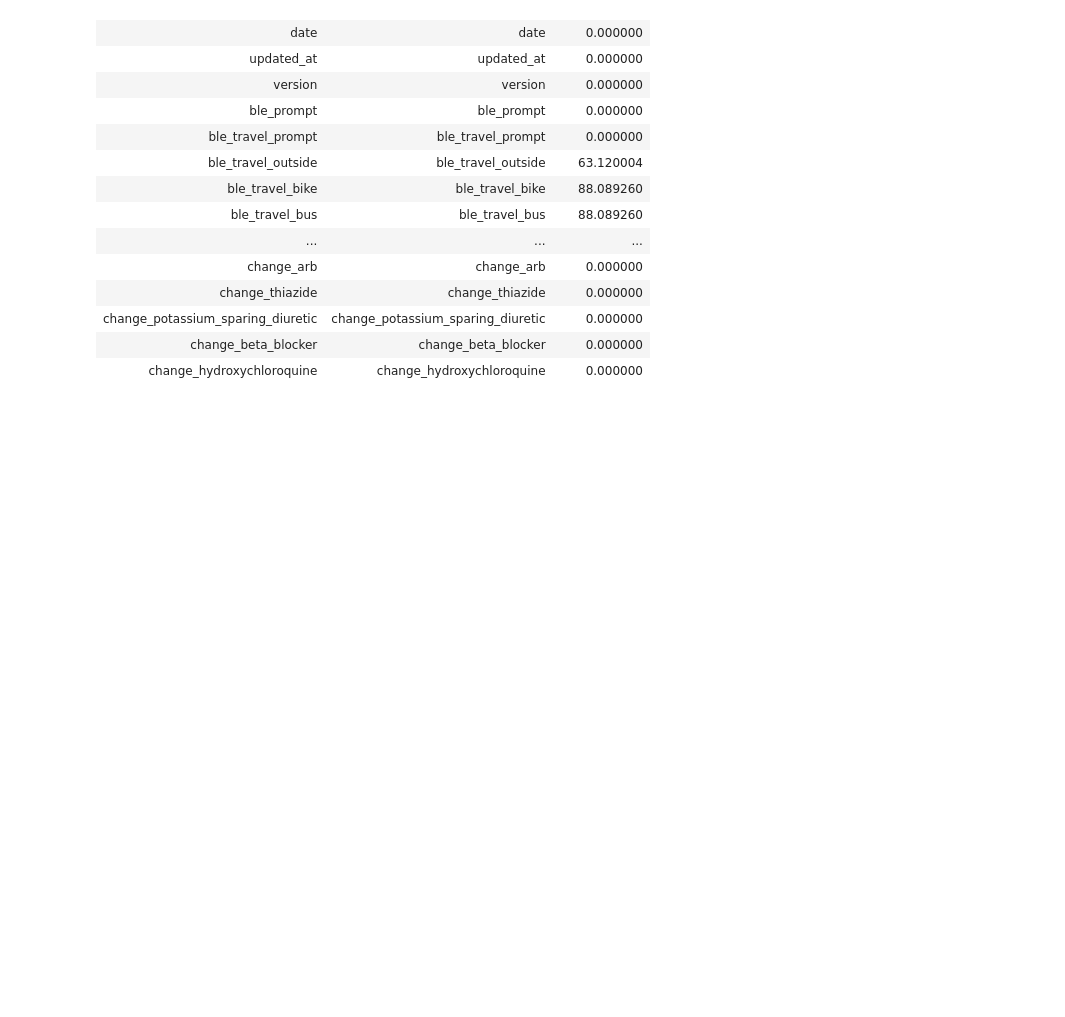
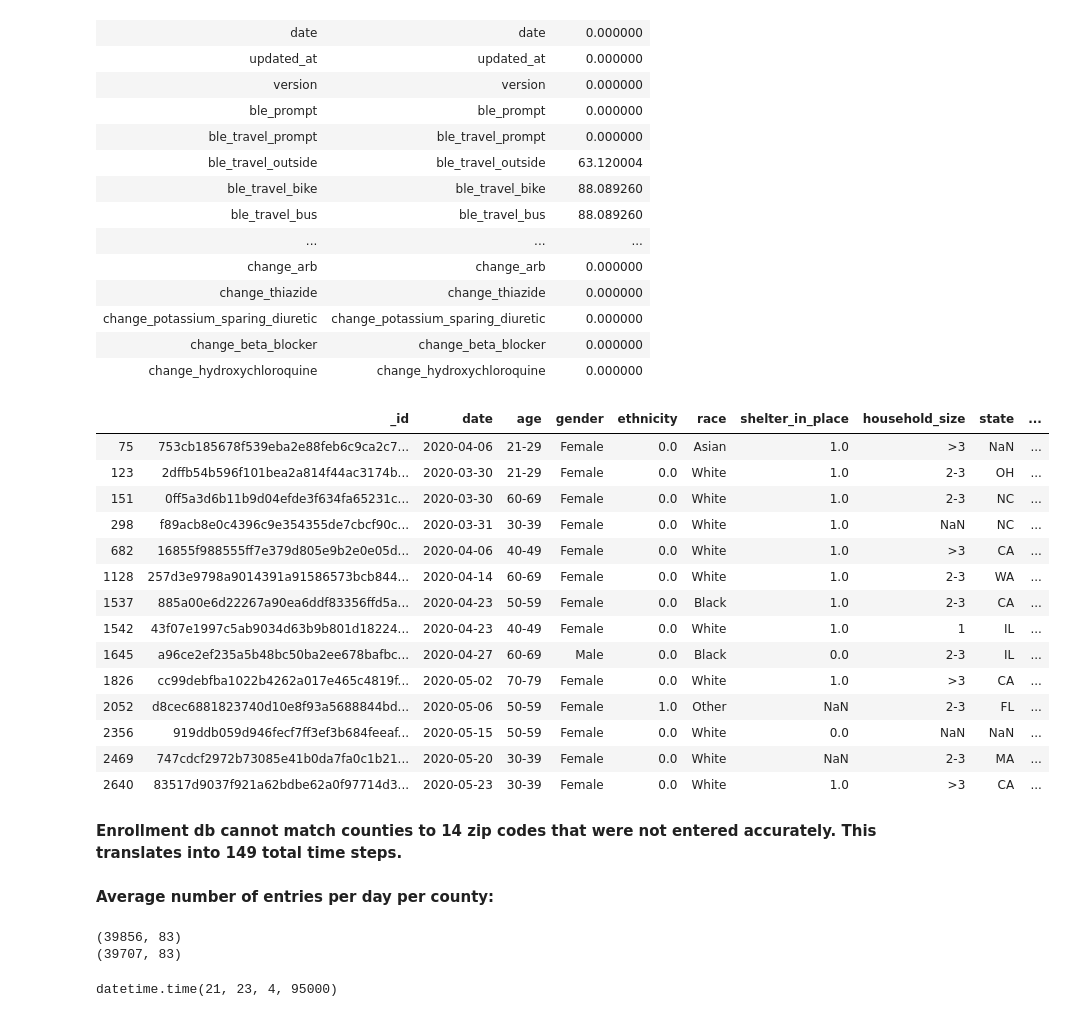
Before and after one commit to CoronaWhy/task-ts, a Jupyter notebook: beat19_EDA_v1.ipynb, the cells around one changed output. Cells and saved outputs as stored; diff of their text form; code cells hidden in the pictures; blank space fills up the shorter version.

Commit message:
added groupby statements for avg number of daily records by county; having trouble with groupby statement

```diff
--- a/beat19_EDA_v1.ipynb
+++ b/beat19_EDA_v1.ipynb
@@ -53,0 +78,9 @@ each unique id has an average of 19 records
+# %%
+cols = list(daily)
+counter = 0
+for i in cols:
+    if daily[i].isna().any() ==True:  #daily[i] is a series
+        counter += 1
+
+print(f"there are {counter} out of 81 columns ({counter/len(daily.columns) * 100: .0f}%) in df daily with NaN values")
+print(f"percent of column NaN values range from 60% to 100%")
@@ -85,3 +122,37 @@ for i in enrollment.zip_postcode:
     counties.append(search.by_zipcode(i).county)
 
 enrollment.insert(10, "county", counties )
+# %%
+# view records missing county info; can we fix?
+missing_county = enrollment[enrollment['county'].isnull()]
+missing_county
+# %% [output]
+|  | _id | date | age | gender | ethnicity | race | shelter_in_place | household_size | state | ... |
+| 75 | 753cb185678f539eba2e88feb6c9ca2c7... | 2020-04-06 | 21-29 | Female | 0.0 | Asian | 1.0 | >3 | NaN | ... |
+| 123 | 2dffb54b596f101bea2a814f44ac3174b... | 2020-03-30 | 21-29 | Female | 0.0 | White | 1.0 | 2-3 | OH | ... |
+| 151 | 0ff5a3d6b11b9d04efde3f634fa65231c... | 2020-03-30 | 60-69 | Female | 0.0 | White | 1.0 | 2-3 | NC | ... |
+| 298 | f89acb8e0c4396c9e354355de7cbcf90c... | 2020-03-31 | 30-39 | Female | 0.0 | White | 1.0 | NaN | NC | ... |
+| 682 | 16855f988555ff7e379d805e9b2e0e05d... | 2020-04-06 | 40-49 | Female | 0.0 | White | 1.0 | >3 | CA | ... |
+| 1128 | 257d3e9798a9014391a91586573bcb844... | 2020-04-14 | 60-69 | Female | 0.0 | White | 1.0 | 2-3 | WA | ... |
+| 1537 | 885a00e6d22267a90ea6ddf83356ffd5a... | 2020-04-23 | 50-59 | Female | 0.0 | Black | 1.0 | 2-3 | CA | ... |
+| 1542 | 43f07e1997c5ab9034d63b9b801d18224... | 2020-04-23 | 40-49 | Female | 0.0 | White | 1.0 | 1 | IL | ... |
+| 1645 | a96ce2ef235a5b48bc50ba2ee678bafbc... | 2020-04-27 | 60-69 | Male | 0.0 | Black | 0.0 | 2-3 | IL | ... |
+| 1826 | cc99debfba1022b4262a017e465c4819f... | 2020-05-02 | 70-79 | Female | 0.0 | White | 1.0 | >3 | CA | ... |
+| 2052 | d8cec6881823740d10e8f93a5688844bd... | 2020-05-06 | 50-59 | Female | 1.0 | Other | NaN | 2-3 | FL | ... |
+| 2356 | 919ddb059d946fecf7ff3ef3b684feeaf... | 2020-05-15 | 50-59 | Female | 0.0 | White | 0.0 | NaN | NaN | ... |
+| 2469 | 747cdcf2972b73085e41b0da7fa0c1b21... | 2020-05-20 | 30-39 | Female | 0.0 | White | NaN | 2-3 | MA | ... |
+| 2640 | 83517d9037f921a62bdbe62a0f97714d3... | 2020-05-23 | 30-39 | Female | 0.0 | White | 1.0 | >3 | CA | ... |
+# %% [markdown]
+**Enrollment db cannot match counties to 14 zip codes that were not entered accurately.  This translates into 149 total time steps.**
+# %% [markdown]
+**Average number of entries per day per county:**
+# %%
+# pull in county by id into daily df
+
+data = daily.merge(enrollment[['_id','state', 'county']] , how = 'outer', on = '_id')
+print(data.shape)
+data = data[data['county'].notna()]
+print(data.shape)
+# %% [output]
+(39856, 83)
+(39707, 83)
@@ -87,0 +163,4 @@ enrollment.insert(10, "county", counties )
+# %%
+(data.updated_at[0]).time()
+# %% [output]
+datetime.time(21, 23, 4, 95000)
```
Also changed, not shown: parts of 20 cells of this notebook.
